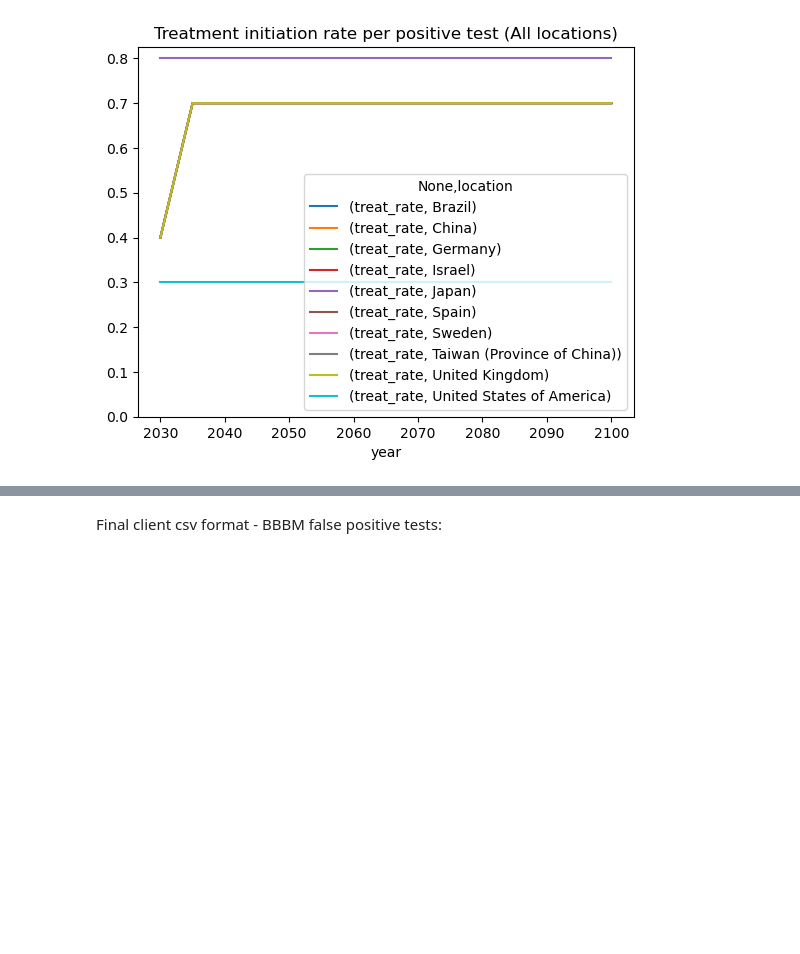
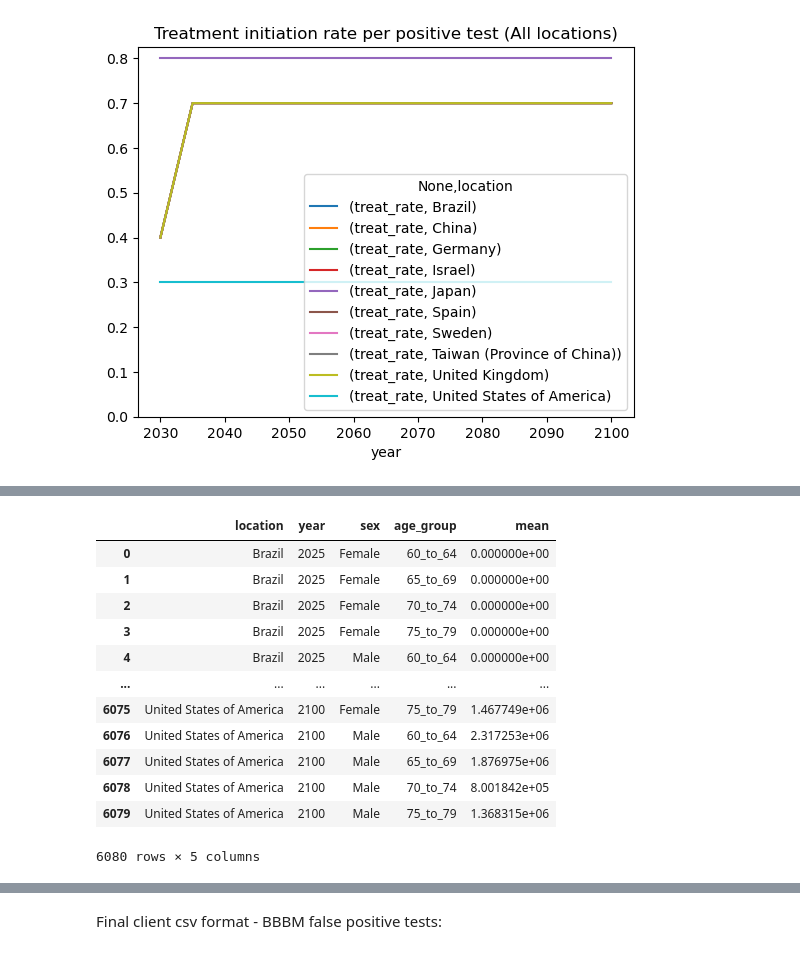
Before and after one commit to ihmeuw/vivarium_research_alzheimers, a Jupyter notebook: outside_sim_calculations/multistate_testing_treatment_table.ipynb, the cells around one changed output, grey strips where cells are left out. Drawn from its saved outputs; the diff is of its cells as text; code cells hidden in the pictures; blank space fills up the shorter version.

```diff
--- a/outside_sim_calculations/multistate_testing_treatment_table.ipynb
+++ b/outside_sim_calculations/multistate_testing_treatment_table.ipynb
@@ -626,6 +688,21 @@ def add_cols_and_rename(df, measure: str):
 Final client csv format - susceptible BBBM tests:
 # %%
 susc_tests = describe_col(pt_output_final["bbbm_test_count"])
+susc_tests
+# %% [output]
+|  | location | year | sex | age_group | mean |
+| 0 | Brazil | 2025 | Female | 60_to_64 | 0.000000e+00 |
+| 1 | Brazil | 2025 | Female | 65_to_69 | 0.000000e+00 |
+| 2 | Brazil | 2025 | Female | 70_to_74 | 0.000000e+00 |
+| 3 | Brazil | 2025 | Female | 75_to_79 | 0.000000e+00 |
+| 4 | Brazil | 2025 | Male | 60_to_64 | 0.000000e+00 |
+| ... | ... | ... | ... | ... | ... |
+| 6075 | United States of America | 2100 | Female | 75_to_79 | 1.467749e+06 |
+| 6076 | United States of America | 2100 | Male | 60_to_64 | 2.317253e+06 |
+| 6077 | United States of America | 2100 | Male | 65_to_69 | 1.876975e+06 |
+| 6078 | United States of America | 2100 | Male | 70_to_74 | 8.001842e+05 |
+| 6079 | United States of America | 2100 | Male | 75_to_79 | 1.368315e+06 |
+6080 rows × 5 columns
 # %%
 susc_tests = add_cols_and_rename(susc_tests, "BBBM Tests")
 susc_tests
```
Also changed, not shown: parts of 9 cells of this notebook.
